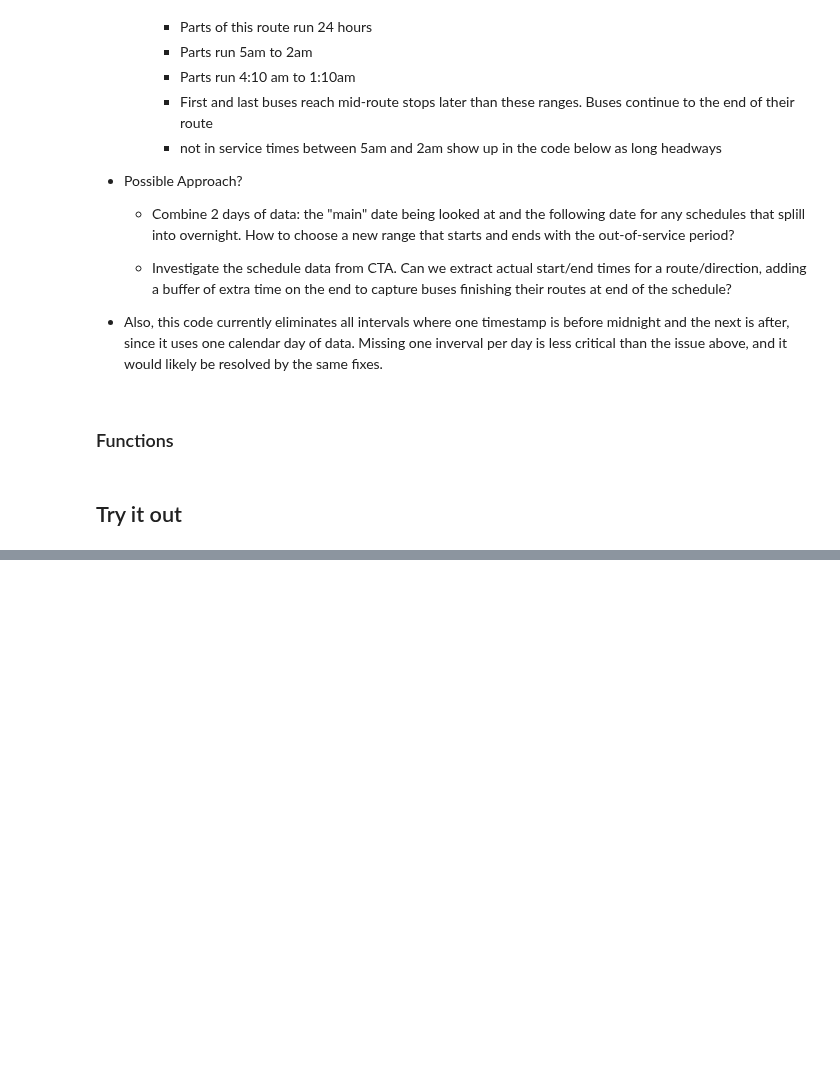
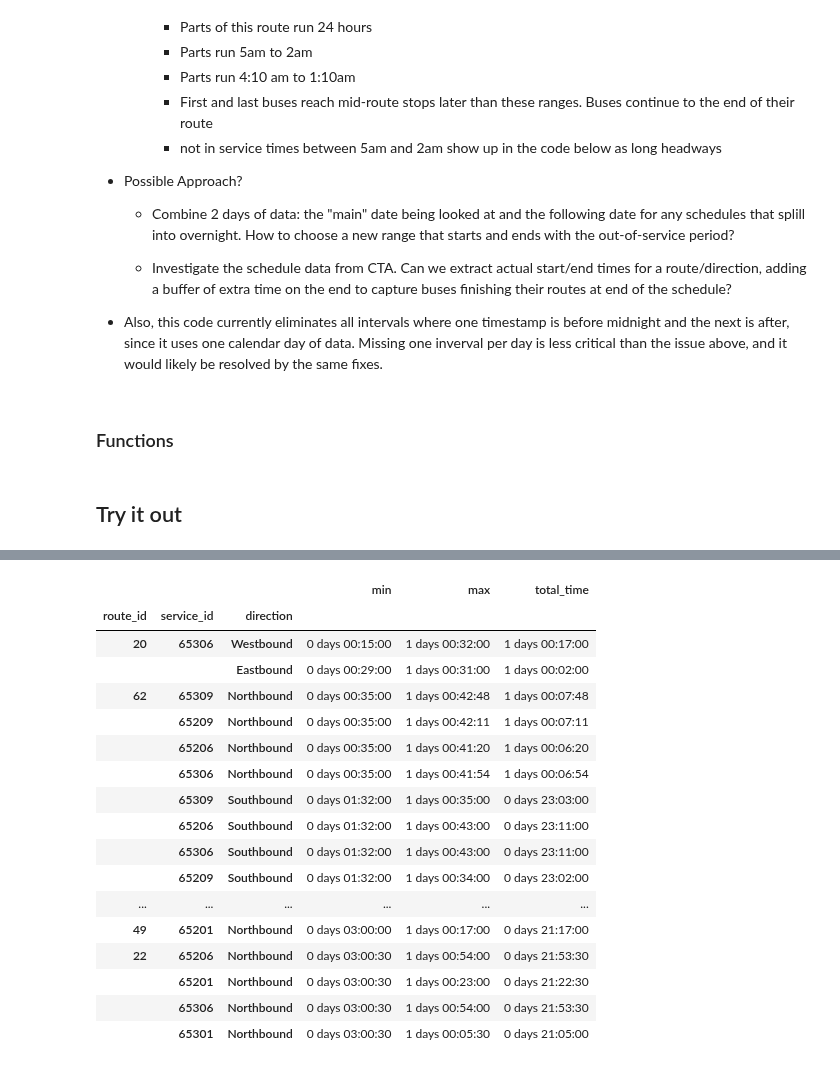
Before and after one commit to kristenhahn/cta_bus_tracker_exploration, a Jupyter notebook: headways.ipynb, the cells around one changed output, grey strips where cells are left out. Drawn from its saved outputs; the diff is of its cells as text; code cells hidden in the pictures; blank space fills up the shorter version.

```diff
--- a/headways.ipynb
+++ b/headways.ipynb
@@ -560,0 +694,26 @@ ImportError: The 'folium', 'matplotlib' and 'mapclassify' packages are required
+# %%
+
+
+# Sort by earliest start times:  2:30 still works for everything other
+# than near-24 hour buses.
+
+df_late_schedules.sort_values('min',ascending=True).head(50)
+# %% [output]
+|  |  |  | min | max | total_time |
+| route_id | service_id | direction |  |  |  |
+| 20 | 65306 | Westbound | 0 days 00:15:00 | 1 days 00:32:00 | 1 days 00:17:00 |
+|  |  | Eastbound | 0 days 00:29:00 | 1 days 00:31:00 | 1 days 00:02:00 |
+| 62 | 65309 | Northbound | 0 days 00:35:00 | 1 days 00:42:48 | 1 days 00:07:48 |
+|  | 65209 | Northbound | 0 days 00:35:00 | 1 days 00:42:11 | 1 days 00:07:11 |
+|  | 65206 | Northbound | 0 days 00:35:00 | 1 days 00:41:20 | 1 days 00:06:20 |
+|  | 65306 | Northbound | 0 days 00:35:00 | 1 days 00:41:54 | 1 days 00:06:54 |
+|  | 65309 | Southbound | 0 days 01:32:00 | 1 days 00:35:00 | 0 days 23:03:00 |
+|  | 65206 | Southbound | 0 days 01:32:00 | 1 days 00:43:00 | 0 days 23:11:00 |
+|  | 65306 | Southbound | 0 days 01:32:00 | 1 days 00:43:00 | 0 days 23:11:00 |
+|  | 65209 | Southbound | 0 days 01:32:00 | 1 days 00:34:00 | 0 days 23:02:00 |
+| ... | ... | ... | ... | ... | ... |
+| 49 | 65201 | Northbound | 0 days 03:00:00 | 1 days 00:17:00 | 0 days 21:17:00 |
+| 22 | 65206 | Northbound | 0 days 03:00:30 | 1 days 00:54:00 | 0 days 21:53:30 |
+|  | 65201 | Northbound | 0 days 03:00:30 | 1 days 00:23:00 | 0 days 21:22:30 |
+|  | 65306 | Northbound | 0 days 03:00:30 | 1 days 00:54:00 | 0 days 21:53:30 |
+|  | 65301 | Northbound | 0 days 03:00:30 | 1 days 00:05:30 | 0 days 21:05:00 |
```
Also changed, not shown: parts of 18 cells of this notebook, 1 other file.
